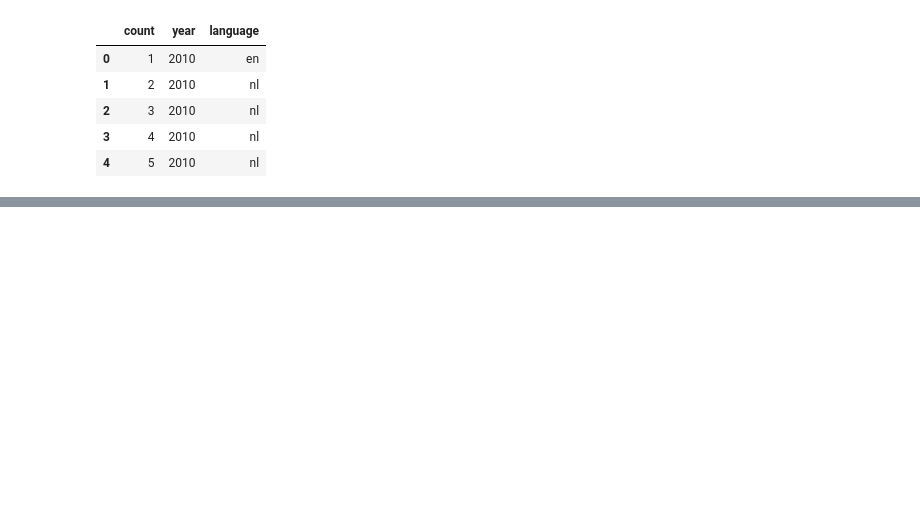
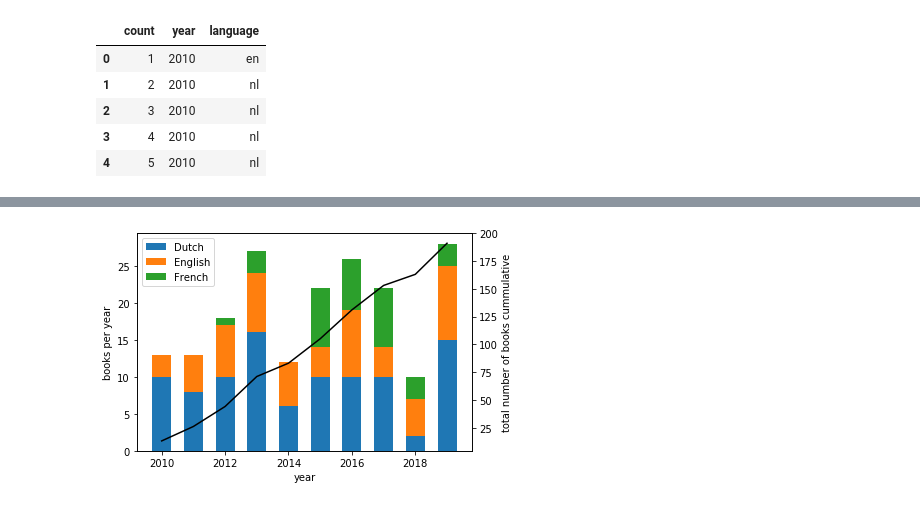
Before and after one commit to olivierspoor/data, a Jupyter notebook: adecadeofbooks/Books.ipynb, the cells around one changed output, grey strips where cells are left out. Cells and saved outputs as stored; diff of their text form; code cells hidden in the pictures; blank space fills up the shorter version.

```diff
--- a/adecadeofbooks/Books.ipynb
+++ b/adecadeofbooks/Books.ipynb
@@ -65,0 +76,4 @@ plt.show()
+# %%
+total_per_year = df_plotable.sum(axis=1)
+total_per_year_cummulative = total_per_year.cumsum()
+total_per_year_cummulative
@@ -65,0 +93,20 @@ plt.show()
+# %%
+fig, ax1 = plt.subplots()
+
+ax1.set_xlabel('year')
+ax1.set_ylabel('books per year')
+ax1.bar(df_plotable.index, df_plotable.Dutch, width=0.6, label='Dutch')
+ax1.bar(df_plotable.index, df_plotable.English, width=0.6, label='English', bottom=df_plotable.Dutch)
+ax1.bar(df_plotable.index, df_plotable.French, width=0.6, label='French', bottom=df_plotable.English+df_plotable.Dutch)
+
+ax1.legend()
+
+ax2 = ax1.twinx()
+
+ax2.set_ylabel('total number of books cummulative')
+ax2.plot(total_per_year_cummulative, color='black')
+
+# fig.tight_layout()
+plt.show()
+# %% [output]
+[figure, added]
```
Also changed, not shown: parts of 6 cells of this notebook.
